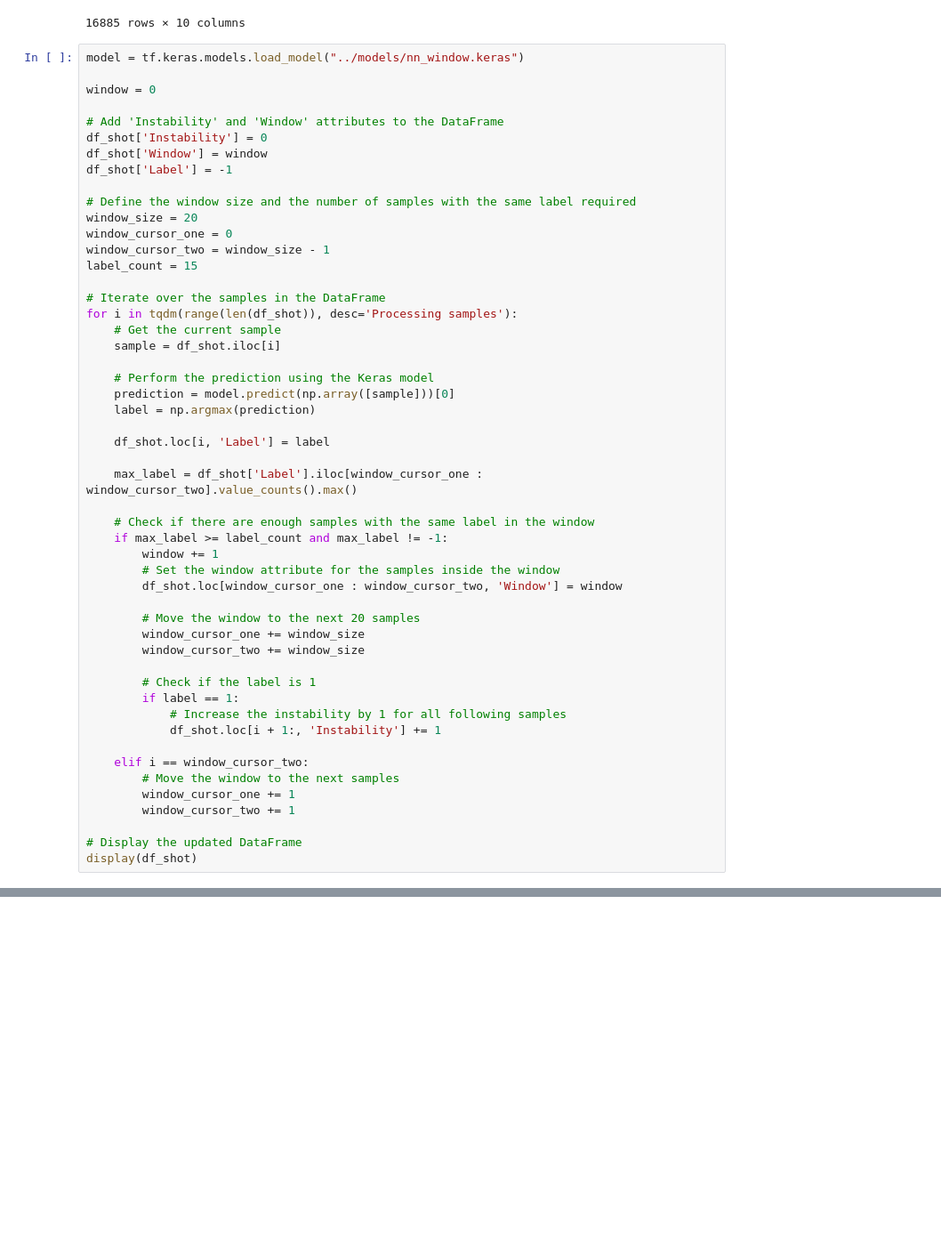
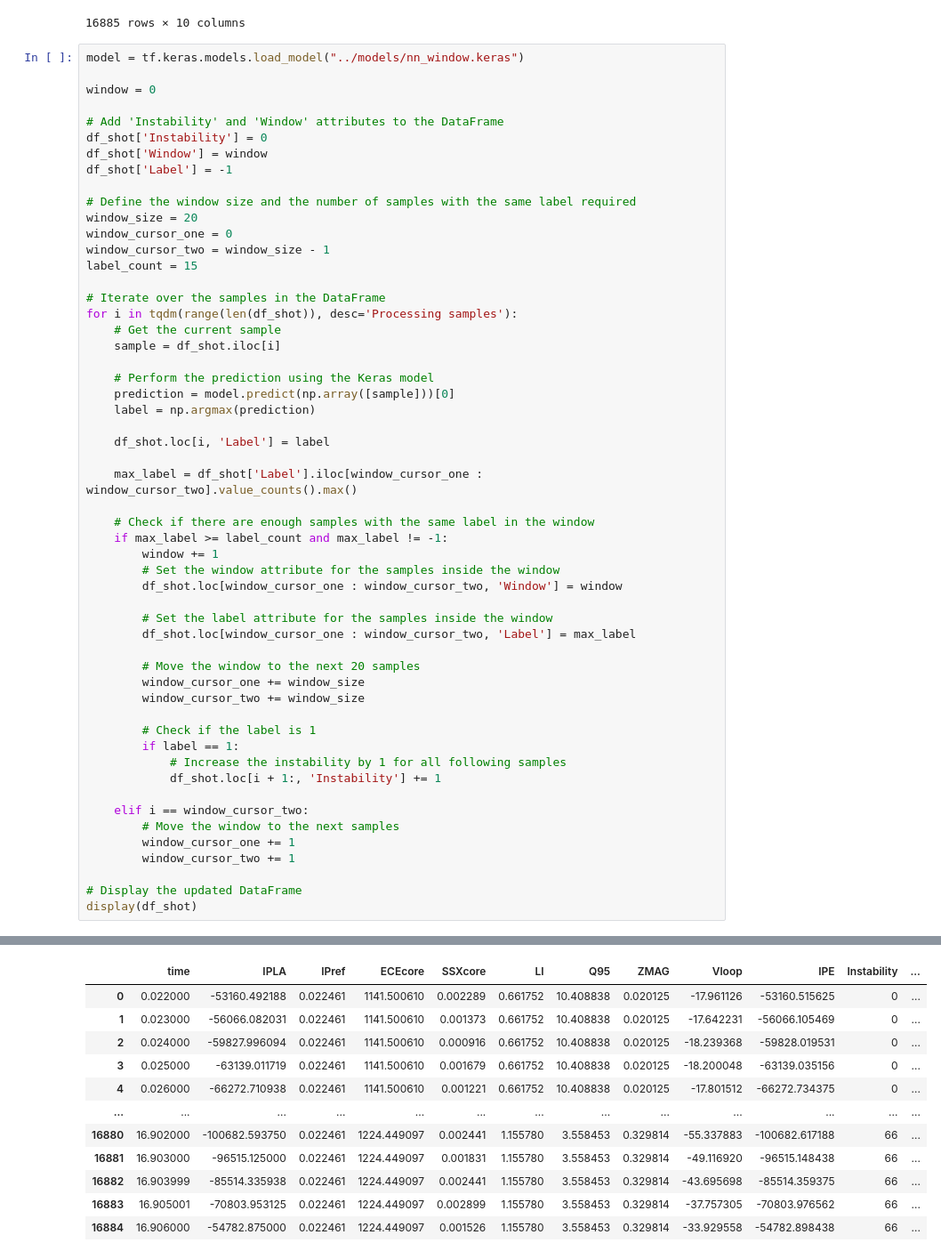
Before and after one commit to Kaan-wq/ml_tokamak, a Jupyter notebook: code/pipeline.ipynb, the cells around one changed output, grey strips where cells are left out. Shown at 89% size. Saved outputs shown, nothing was run; the diff lists cells and outputs as text; blank space fills up the shorter version.

```diff
--- a/code/pipeline.ipynb
+++ b/code/pipeline.ipynb
@@ -84,6 +84,9 @@ for i in tqdm(range(len(df_shot)), desc='Processing samples'):
         # Set the window attribute for the samples inside the window
         df_shot.loc[window_cursor_one : window_cursor_two, 'Window'] = window
 
+        # Set the label attribute for the samples inside the window
+        df_shot.loc[window_cursor_one : window_cursor_two, 'Label'] = max_label
+
         # Move the window to the next 20 samples
         window_cursor_one += window_size
         window_cursor_two += window_size
@@ -120,0 +124,12 @@ display(df_shot)
+|  | time | IPLA | IPref | ECEcore | SSXcore | LI | Q95 | ZMAG | Vloop | IPE | Instability | ... |
+| 0 | 0.022000 | -53160.492188 | 0.022461 | 1141.500610 | 0.002289 | 0.661752 | 10.408838 | 0.020125 | -17.961126 | -53160.515625 | 0 | ... |
+| 1 | 0.023000 | -56066.082031 | 0.022461 | 1141.500610 | 0.001373 | 0.661752 | 10.408838 | 0.020125 | -17.642231 | -56066.105469 | 0 | ... |
+| 2 | 0.024000 | -59827.996094 | 0.022461 | 1141.500610 | 0.000916 | 0.661752 | 10.408838 | 0.020125 | -18.239368 | -59828.019531 | 0 | ... |
+| 3 | 0.025000 | -63139.011719 | 0.022461 | 1141.500610 | 0.001679 | 0.661752 | 10.408838 | 0.020125 | -18.200048 | -63139.035156 | 0 | ... |
+| 4 | 0.026000 | -66272.710938 | 0.022461 | 1141.500610 | 0.001221 | 0.661752 | 10.408838 | 0.020125 | -17.801512 | -66272.734375 | 0 | ... |
+| ... | ... | ... | ... | ... | ... | ... | ... | ... | ... | ... | ... | ... |
+| 16880 | 16.902000 | -100682.593750 | 0.022461 | 1224.449097 | 0.002441 | 1.155780 | 3.558453 | 0.329814 | -55.337883 | -100682.617188 | 66 | ... |
+| 16881 | 16.903000 | -96515.125000 | 0.022461 | 1224.449097 | 0.001831 | 1.155780 | 3.558453 | 0.329814 | -49.116920 | -96515.148438 | 66 | ... |
+| 16882 | 16.903999 | -85514.335938 | 0.022461 | 1224.449097 | 0.002441 | 1.155780 | 3.558453 | 0.329814 | -43.695698 | -85514.359375 | 66 | ... |
+| 16883 | 16.905001 | -70803.953125 | 0.022461 | 1224.449097 | 0.002899 | 1.155780 | 3.558453 | 0.329814 | -37.757305 | -70803.976562 | 66 | ... |
+| 16884 | 16.906000 | -54782.875000 | 0.022461 | 1224.449097 | 0.001526 | 1.155780 | 3.558453 | 0.329814 | -33.929558 | -54782.898438 | 66 | ... |
```
Also changed, not shown: parts of 4 cells of this notebook.
